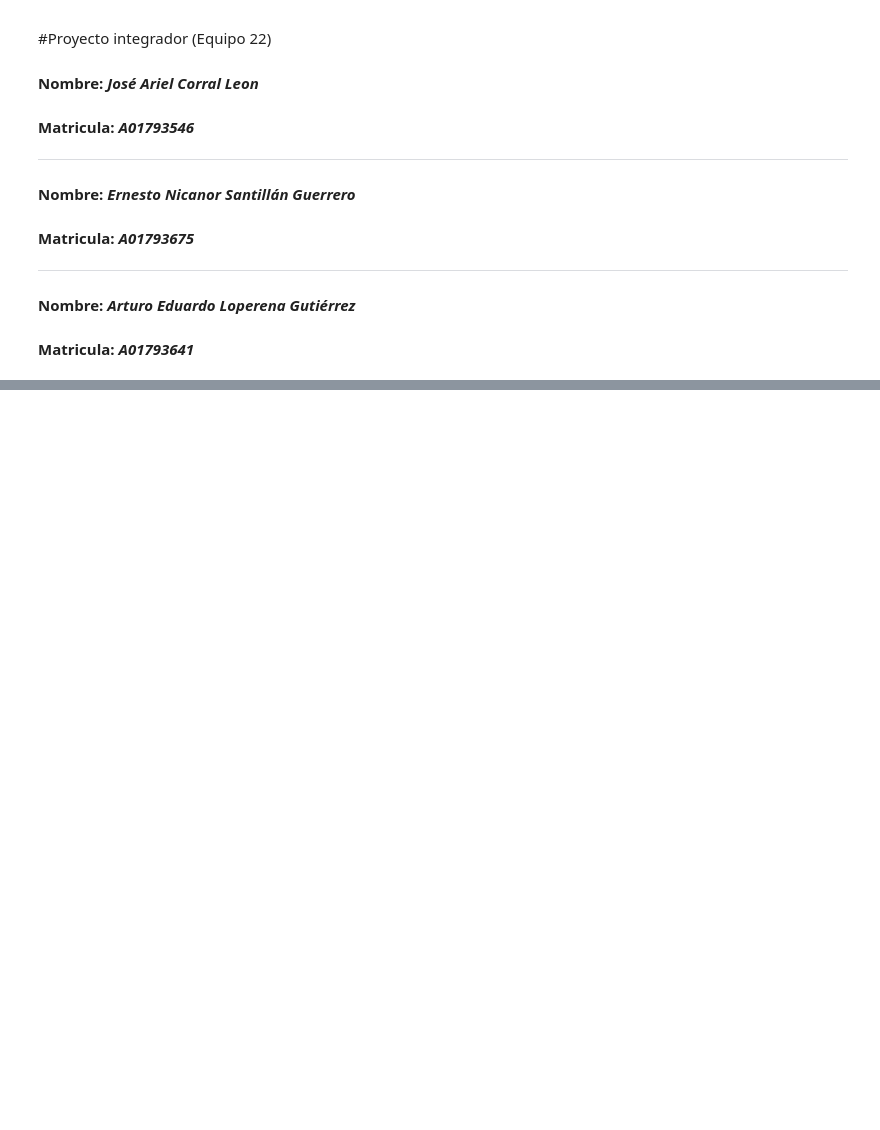
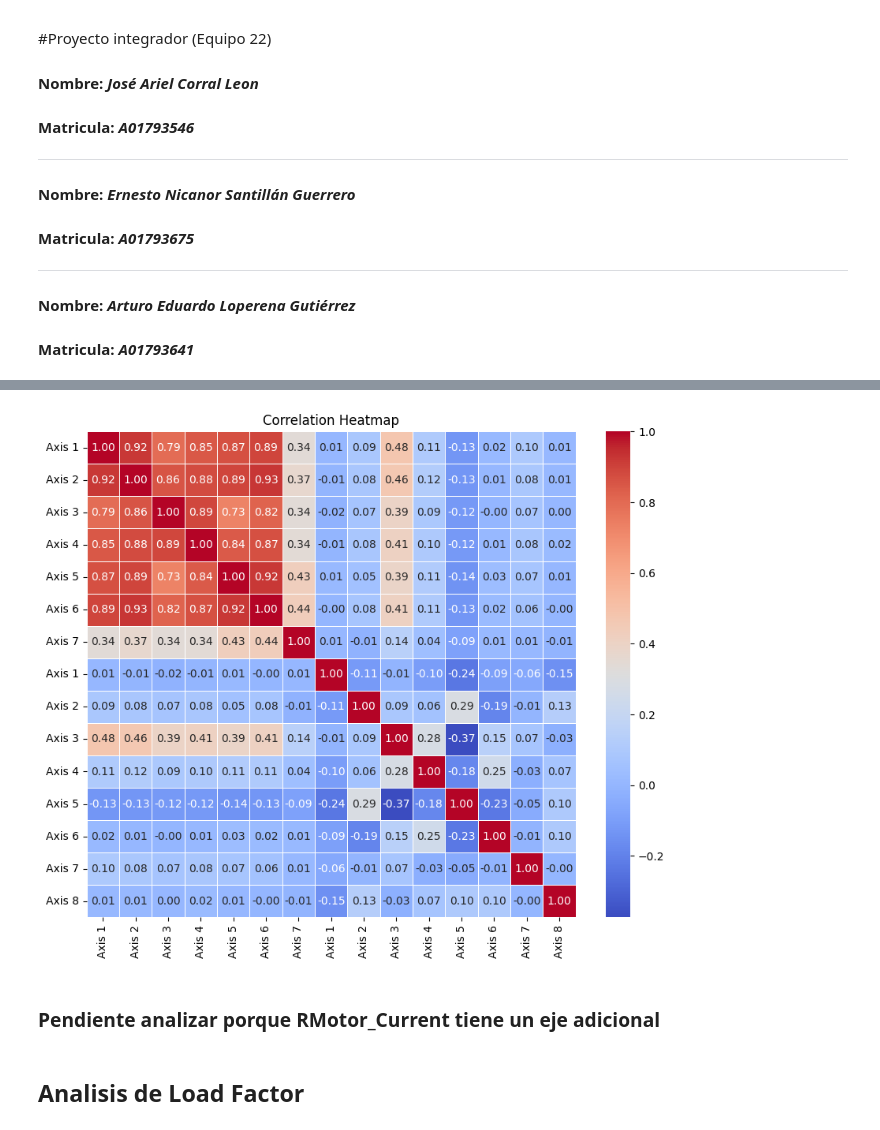
Before and after one commit to PosgradoMNA/proyecto_integrador_equipo22, a Jupyter notebook: Avance2_22Equipo.ipynb, the cells around one changed output, grey strips where cells are left out. Drawn from its saved outputs; the diff is of its cells as text; code cells hidden in the pictures; blank space fills up the shorter version.

```diff
--- a/Avance2_22Equipo.ipynb
+++ b/Avance2_22Equipo.ipynb
@@ -101,0 +157,3 @@ print(Load_factor.head)
+# %%
+PeakCurrent=PeakCurrent.set_index('Hora/Tiempo')
+PeakCurrent.index = pd.to_datetime(PeakCurrent.index)
@@ -101,0 +217,5 @@ print(Load_factor.head)
+# %%
+PeakCurrent=PeakCurrent.loc[(PeakCurrent!='0').any(axis=1)]
+# %%
+for column in PeakCurrent.columns:
+  PeakCurrent[column]=PeakCurrent[column].apply(lambda x: float(x.split()[0]))
@@ -101,0 +254,3 @@ print(Load_factor.head)
+# %%
+RMotor_Current=RMotor_Current.set_index('Hora/Tiempo')
+RMotor_Current.index = pd.to_datetime(RMotor_Current.index)
@@ -101,0 +316,17 @@ print(Load_factor.head)
+# %%
+all_data = pd.concat([PeakCurrent, RMotor_Current], axis=1)
+
+# Calculate the correlation matrix
+correlation_matrix = all_data.corr()
+
+# Create a heatmap using Seaborn
+plt.figure(figsize=(10, 8))
+sns.heatmap(correlation_matrix, annot=True, cmap='coolwarm', fmt=".2f", linewidths=.5)
+plt.title('Correlation Heatmap')
+plt.show()
+# %% [output]
+[figure, added]
+# %% [markdown]
+### Pendiente analizar porque RMotor_Current tiene un eje adicional
+# %% [markdown]
+## Analisis de Load Factor
```
Also changed, not shown: parts of 96 cells of this notebook.
